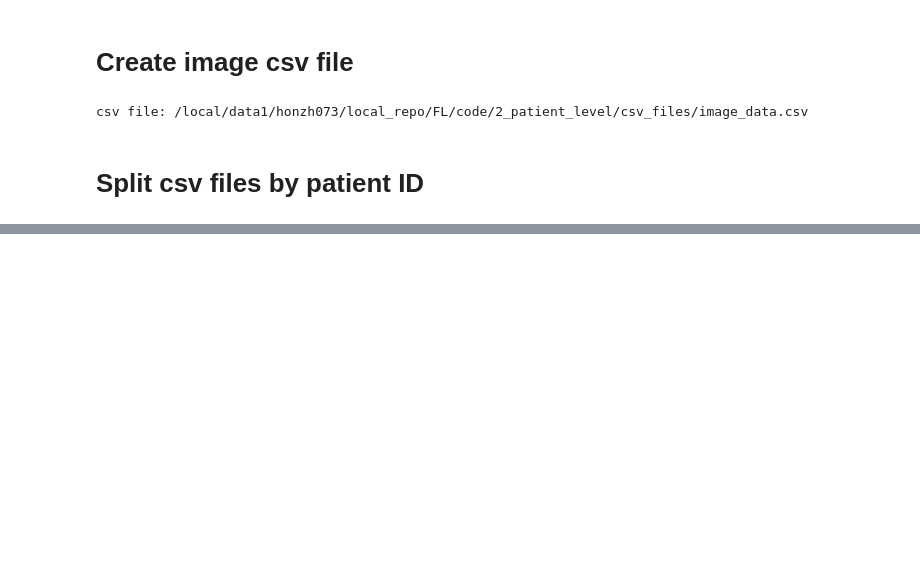
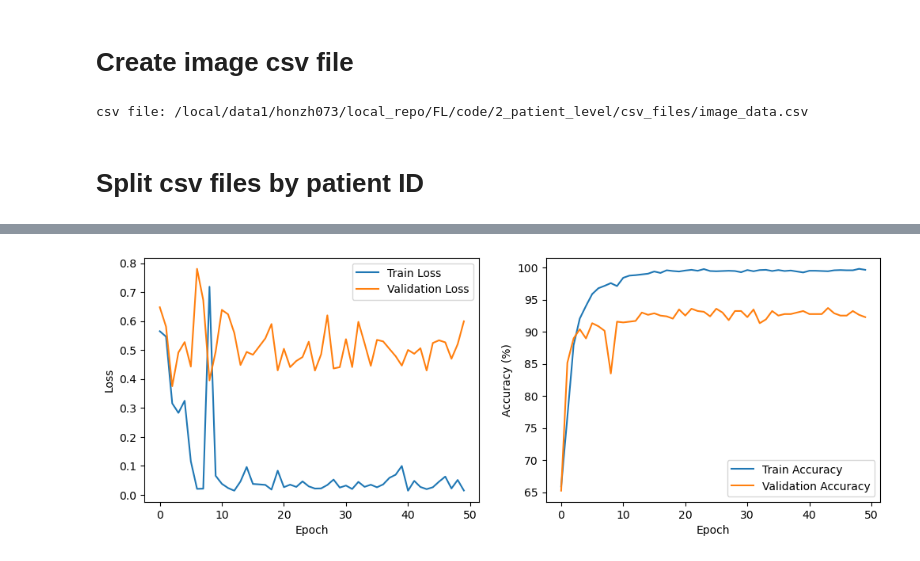
Before and after one commit to honzh073/FL, a Jupyter notebook: code/2_patient_level/2_0_read_by_csv.ipynb, the cells around one changed output, grey strips where cells are left out. Cells and saved outputs as stored; diff of their text form; code cells hidden in the pictures; blank space fills up the shorter version.

```diff
--- a/code/2_patient_level/2_0_read_by_csv.ipynb
+++ b/code/2_patient_level/2_0_read_by_csv.ipynb
@@ -519,11 +539,11 @@ test AFF: 192, ratio: 0.23
 # %%
 epoch_num = 50
-
+# dont preset lr and step_size, because each net has a different learning curve
 # resnet50
 resnet50 = train_model(train_loader, val_loader,
                        classweight=classweight,
                        num_epochs=epoch_num,
-                       lr=0.00001, step_size=25, gamma=0.1,
+                       lr=0.0001, step_size=10, gamma=0.1,
                        model_name='resnet50')
 # %% [output]
 multiple GPU: 2
@@ -533,2 +566,3 @@ Epoch 3/50, train Loss: 0.7043, val Loss: 0.6894, train ACC: 62.24%, Val ACC: 68
+[figure, added]
 # %%
 test_model(model=resnet50, test_dataset=test_dataset, batch_size=batch_size)
```
Also changed, not shown: parts of 11 cells of this notebook, 3 other files.
